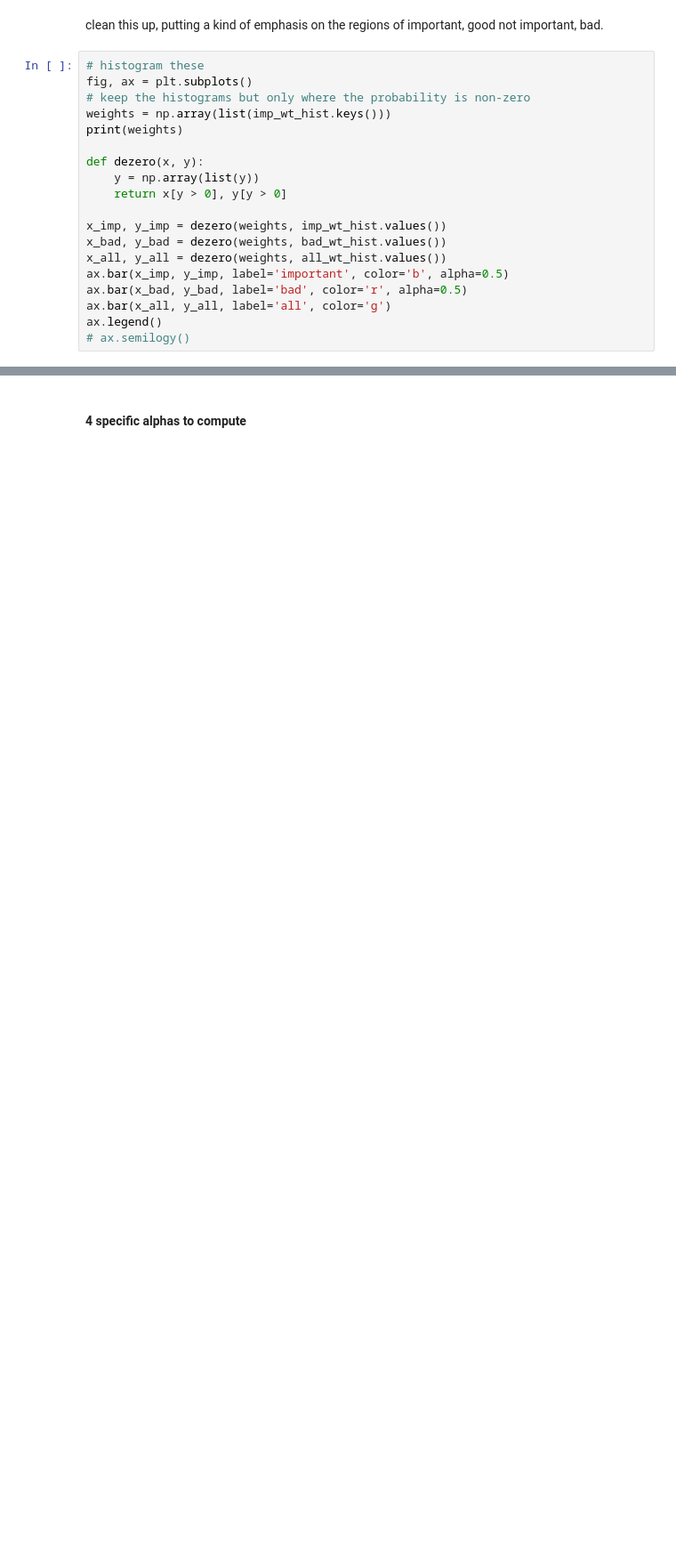
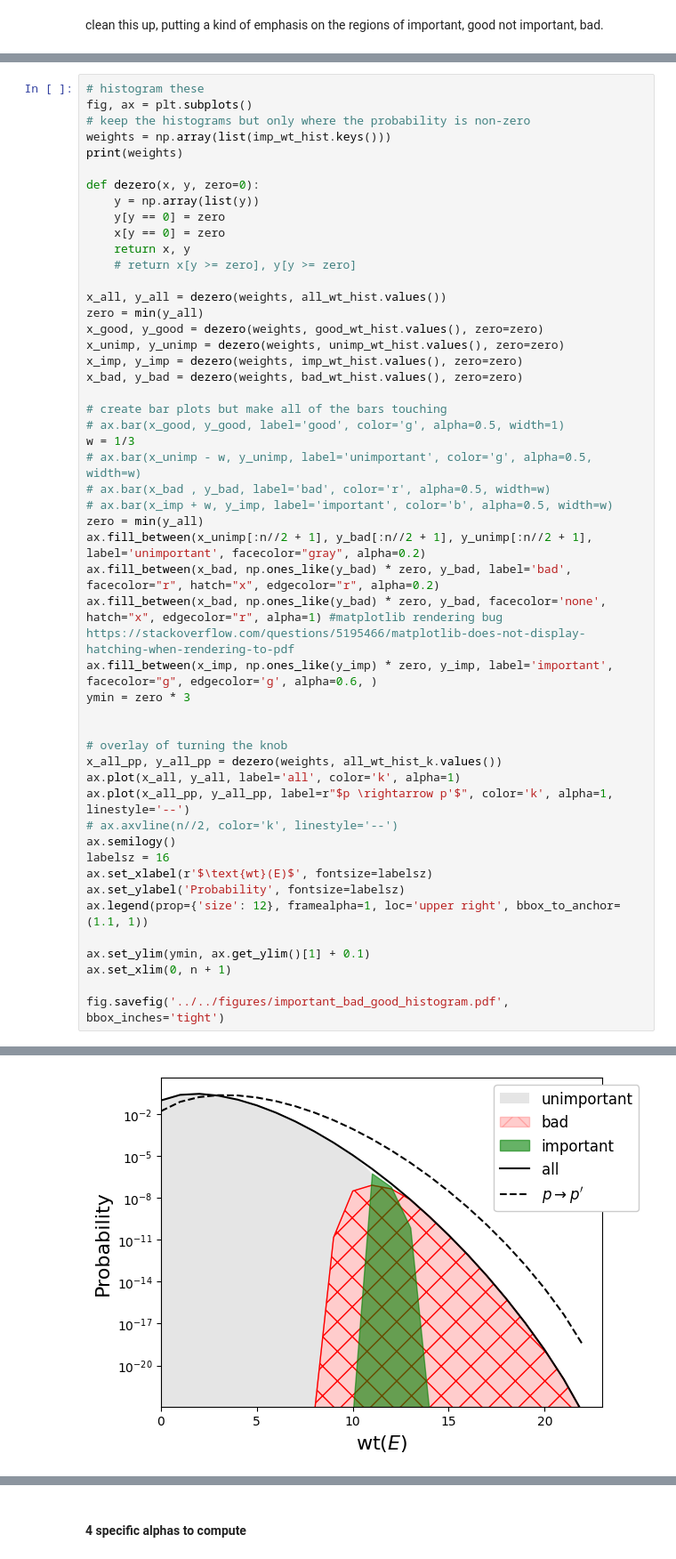
Before and after one commit to peterse/mldec, a Jupyter notebook: src/mldec/datasets/toy_problem_workbook.ipynb, the cells around one changed output, grey strips where cells are left out. Shown: that part at 89% size. Cells and saved outputs as stored; diff of their text form; blank space fills up the shorter version.

```diff
--- a/src/mldec/datasets/toy_problem_workbook.ipynb
+++ b/src/mldec/datasets/toy_problem_workbook.ipynb
@@ -177,21 +193,2 @@ imp_wt_hist, bad_wt_hist, all_wt_hist = histogram_good_important_bad(20, .25, .0
 # %% [markdown]
 clean this up, putting a kind of emphasis on the regions of important, good not important, bad.
-# %%
-# histogram these
-fig, ax = plt.subplots()
-# keep the histograms but only where the probability is non-zero
-weights = np.array(list(imp_wt_hist.keys()))
-print(weights)
-
-def dezero(x, y):
-    y = np.array(list(y))
-    return x[y > 0], y[y > 0]
-
-x_imp, y_imp = dezero(weights, imp_wt_hist.values())
-x_bad, y_bad = dezero(weights, bad_wt_hist.values())
-x_all, y_all = dezero(weights, all_wt_hist.values())
-ax.bar(x_imp, y_imp, label='important', color='b', alpha=0.5)
-ax.bar(x_bad, y_bad, label='bad', color='r', alpha=0.5)
-ax.bar(x_all, y_all, label='all', color='g')
-ax.legend()
-# ax.semilogy()
@@ -201,0 +195,51 @@ ax.legend()
+# %%
+# histogram these
+fig, ax = plt.subplots()
+# keep the histograms but only where the probability is non-zero
+weights = np.array(list(imp_wt_hist.keys()))
+print(weights)
+
+def dezero(x, y, zero=0):
+    y = np.array(list(y))
+    y[y == 0] = zero
+    x[y == 0] = zero
+    return x, y
+    # return x[y >= zero], y[y >= zero]
+
+x_all, y_all = dezero(weights, all_wt_hist.values())
+zero = min(y_all)
+x_good, y_good = dezero(weights, good_wt_hist.values(), zero=zero)
+x_unimp, y_unimp = dezero(weights, unimp_wt_hist.values(), zero=zero)
+x_imp, y_imp = dezero(weights, imp_wt_hist.values(), zero=zero)
+x_bad, y_bad = dezero(weights, bad_wt_hist.values(), zero=zero)
+
+# create bar plots but make all of the bars touching
+# ax.bar(x_good, y_good, label='good', color='g', alpha=0.5, width=1)
+w = 1/3
+# ax.bar(x_unimp - w, y_unimp, label='unimportant', color='g', alpha=0.5, width=w)
+# ax.bar(x_bad , y_bad, label='bad', color='r', alpha=0.5, width=w)
+# ax.bar(x_imp + w, y_imp, label='important', color='b', alpha=0.5, width=w)
+zero = min(y_all)
+ax.fill_between(x_unimp[:n//2 + 1], y_bad[:n//2 + 1], y_unimp[:n//2 + 1], label='unimportant', facecolor="gray", alpha=0.2)
+ax.fill_between(x_bad, np.ones_like(y_bad) * zero, y_bad, label='bad', facecolor="r", hatch="x", edgecolor="r", alpha=0.2)
+ax.fill_between(x_bad, np.ones_like(y_bad) * zero, y_bad, facecolor='none', hatch="x", edgecolor="r", alpha=1) #matplotlib rendering bug https://stackoverflow.com/questions/5195466/matplotlib-does-not-display-hatching-when-rendering-to-pdf
+ax.fill_between(x_imp, np.ones_like(y_imp) * zero, y_imp, label='important', facecolor="g", edgecolor='g', alpha=0.6, )
+ymin = zero * 3
+
+
+# overlay of turning the knob
+x_all_pp, y_all_pp = dezero(weights, all_wt_hist_k.values())
+ax.plot(x_all, y_all, label='all', color='k', alpha=1)
+ax.plot(x_all_pp, y_all_pp, label=r"$p \rightarrow p'$", color='k', alpha=1, linestyle='--')
+# ax.axvline(n//2, color='k', linestyle='--')
+ax.semilogy()
+labelsz = 16
+ax.set_xlabel(r'$\text{wt}(E)$', fontsize=labelsz)
+ax.set_ylabel('Probability', fontsize=labelsz)
+ax.legend(prop={'size': 12}, framealpha=1, loc='upper right', bbox_to_anchor=(1.1, 1))
+
+ax.set_ylim(ymin, ax.get_ylim()[1] + 0.1)
+ax.set_xlim(0, n + 1)
+
+fig.savefig('../../figures/important_bad_good_histogram.pdf', bbox_inches='tight')
+# %% [output]
@@ -201,0 +247 @@ ax.legend()
+[figure, added]
```
Also changed, not shown: parts of 7 cells of this notebook, 4 other files.
